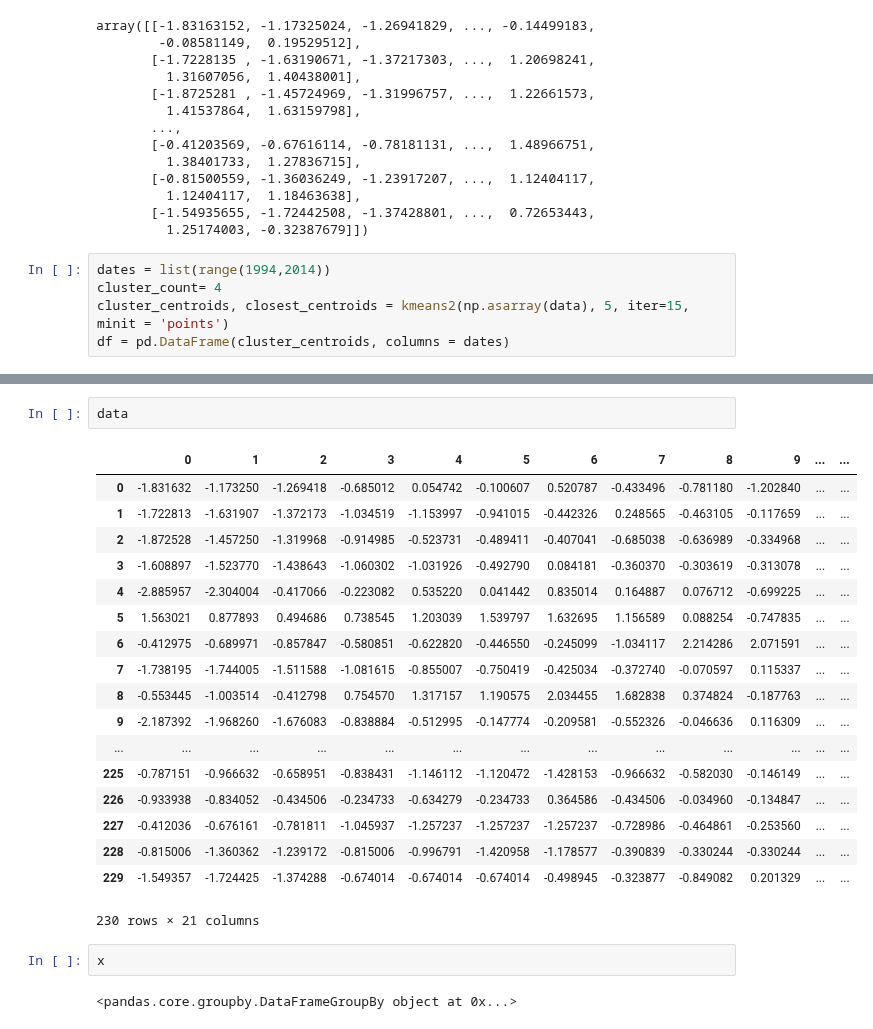
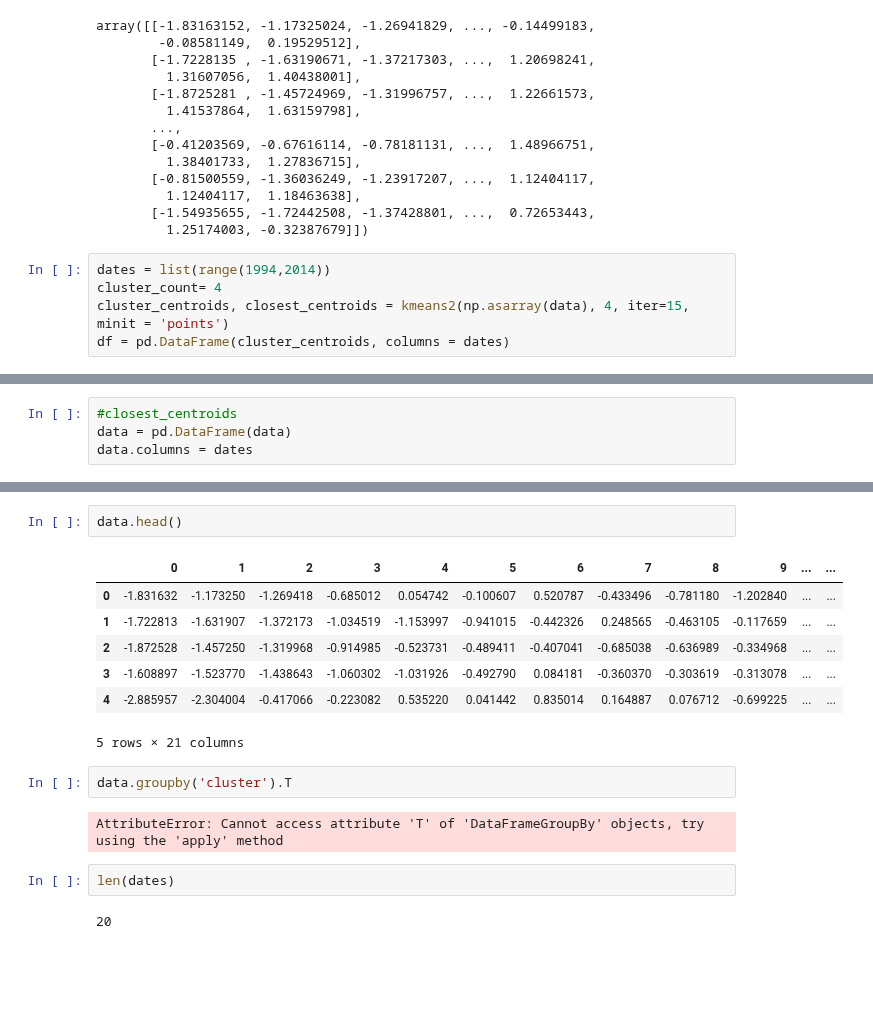
Before and after one commit to jjhall77/PUI2015_jjhall, a Jupyter notebook: HW10/HW10_instructions.ipynb, the cells around one changed output, grey strips where cells are left out. Drawn from its saved outputs; the diff is of its cells as text; blank space fills up the shorter version.

```diff
--- a/HW10/HW10_instructions.ipynb
+++ b/HW10/HW10_instructions.ipynb
@@ -137,7 +137,7 @@ array([[-1.83163152, -1.17325024, -1.26941829, ..., -0.14499183,
 # %%
 dates = list(range(1994,2014))
 cluster_count= 4
-cluster_centroids, closest_centroids = kmeans2(np.asarray(data), 5, iter=15, minit = 'points')
+cluster_centroids, closest_centroids = kmeans2(np.asarray(data), 4, iter=15, minit = 'points')
 df = pd.DataFrame(cluster_centroids, columns = dates)
 # %%
 #Plot cluster centroids
@@ -152 +152,5 @@ pl.ylabel('Normalized # of Establishments')
+# %%
+#closest_centroids
+data = pd.DataFrame(data)
+data.columns = dates
 # %%
@@ -182,25 +167,18 @@ IndexError: index 4 is out of bounds for axis 0 with size 4
 # %%
-data
+data.head()
 # %% [output]
 |  | 0 | 1 | 2 | 3 | 4 | 5 | 6 | 7 | 8 | 9 | ... | ... |
 | 0 | -1.831632 | -1.173250 | -1.269418 | -0.685012 | 0.054742 | -0.100607 | 0.520787 | -0.433496 | -0.781180 | -1.202840 | ... | ... |
 | 1 | -1.722813 | -1.631907 | -1.372173 | -1.034519 | -1.153997 | -0.941015 | -0.442326 | 0.248565 | -0.463105 | -0.117659 | ... | ... |
 | 2 | -1.872528 | -1.457250 | -1.319968 | -0.914985 | -0.523731 | -0.489411 | -0.407041 | -0.685038 | -0.636989 | -0.334968 | ... | ... |
 | 3 | -1.608897 | -1.523770 | -1.438643 | -1.060302 | -1.031926 | -0.492790 | 0.084181 | -0.360370 | -0.303619 | -0.313078 | ... | ... |
 | 4 | -2.885957 | -2.304004 | -0.417066 | -0.223082 | 0.535220 | 0.041442 | 0.835014 | 0.164887 | 0.076712 | -0.699225 | ... | ... |
-| 5 | 1.563021 | 0.877893 | 0.494686 | 0.738545 | 1.203039 | 1.539797 | 1.632695 | 1.156589 | 0.088254 | -0.747835 | ... | ... |
-| 6 | -0.412975 | -0.689971 | -0.857847 | -0.580851 | -0.622820 | -0.446550 | -0.245099 | -1.034117 | 2.214286 | 2.071591 | ... | ... |
-| 7 | -1.738195 | -1.744005 | -1.511588 | -1.081615 | -0.855007 | -0.750419 | -0.425034 | -0.372740 | -0.070597 | 0.115337 | ... | ... |
-| 8 | -0.553445 | -1.003514 | -0.412798 | 0.754570 | 1.317157 | 1.190575 | 2.034455 | 1.682838 | 0.374824 | -0.187763 | ... | ... |
-| 9 | -2.187392 | -1.968260 | -1.676083 | -0.838884 | -0.512995 | -0.147774 | -0.209581 | -0.552326 | -0.046636 | 0.116309 | ... | ... |
-| ... | ... | ... | ... | ... | ... | ... | ... | ... | ... | ... | ... | ... |
-| 225 | -0.787151 | -0.966632 | -0.658951 | -0.838431 | -1.146112 | -1.120472 | -1.428153 | -0.966632 | -0.582030 | -0.146149 | ... | ... |
-| 226 | -0.933938 | -0.834052 | -0.434506 | -0.234733 | -0.634279 | -0.234733 | 0.364586 | -0.434506 | -0.034960 | -0.134847 | ... | ... |
-| 227 | -0.412036 | -0.676161 | -0.781811 | -1.045937 | -1.257237 | -1.257237 | -1.257237 | -0.728986 | -0.464861 | -0.253560 | ... | ... |
-| 228 | -0.815006 | -1.360362 | -1.239172 | -0.815006 | -0.996791 | -1.420958 | -1.178577 | -0.390839 | -0.330244 | -0.330244 | ... | ... |
-| 229 | -1.549357 | -1.724425 | -1.374288 | -0.674014 | -0.674014 | -0.674014 | -0.498945 | -0.323877 | -0.849082 | 0.201329 | ... | ... |
-230 rows × 21 columns
+5 rows × 21 columns
-# %%
-x
-# %% [output]
-<pandas.core.groupby.DataFrameGroupBy object at 0x...>
+# %%
+data.groupby('cluster').T
+# %% [output]
+AttributeError: Cannot access attribute 'T' of 'DataFrameGroupBy' objects, try using the 'apply' method
+# %%
+len(dates)
+# %% [output]
+20
```
Also changed, not shown: parts of 3 cells of this notebook.
